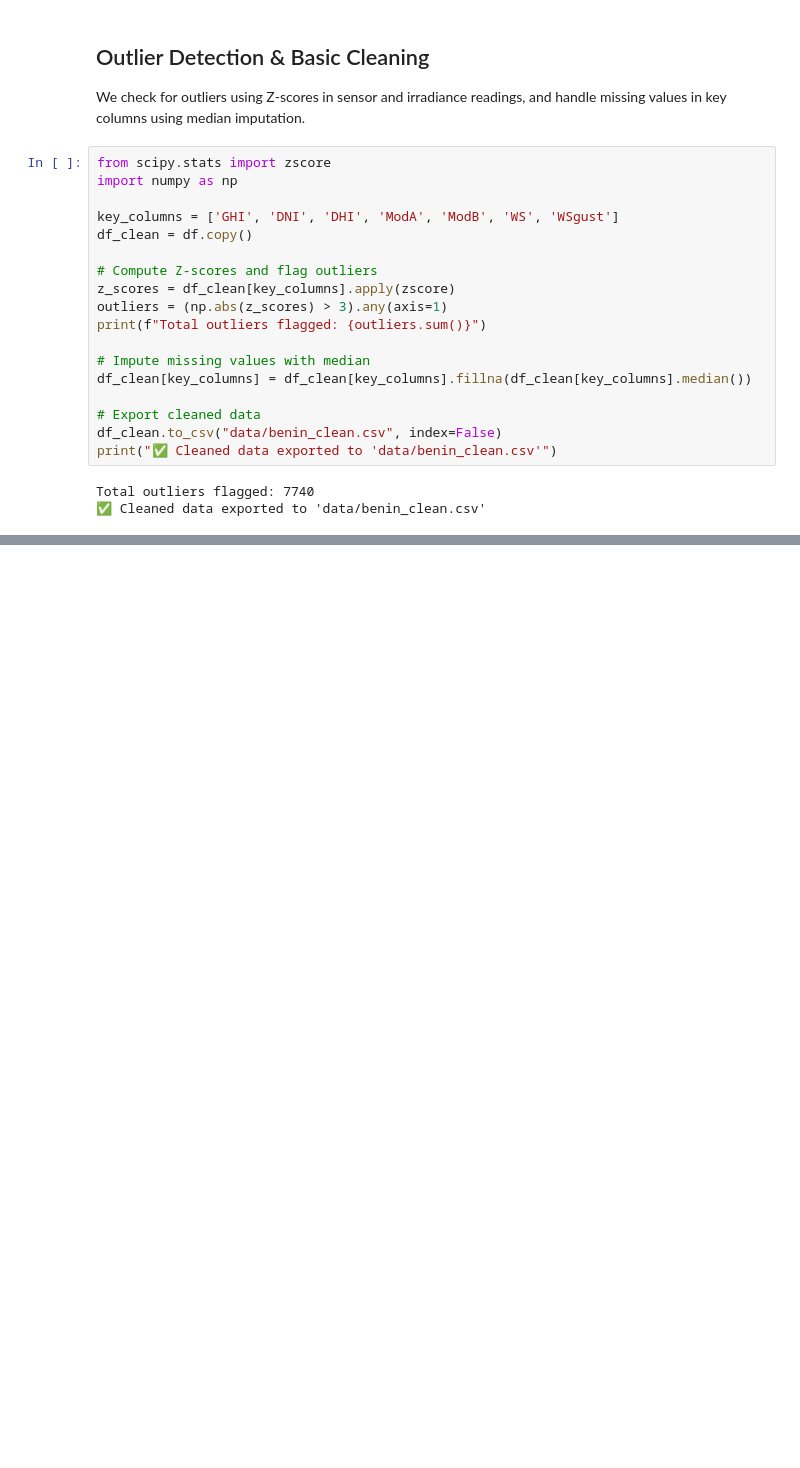
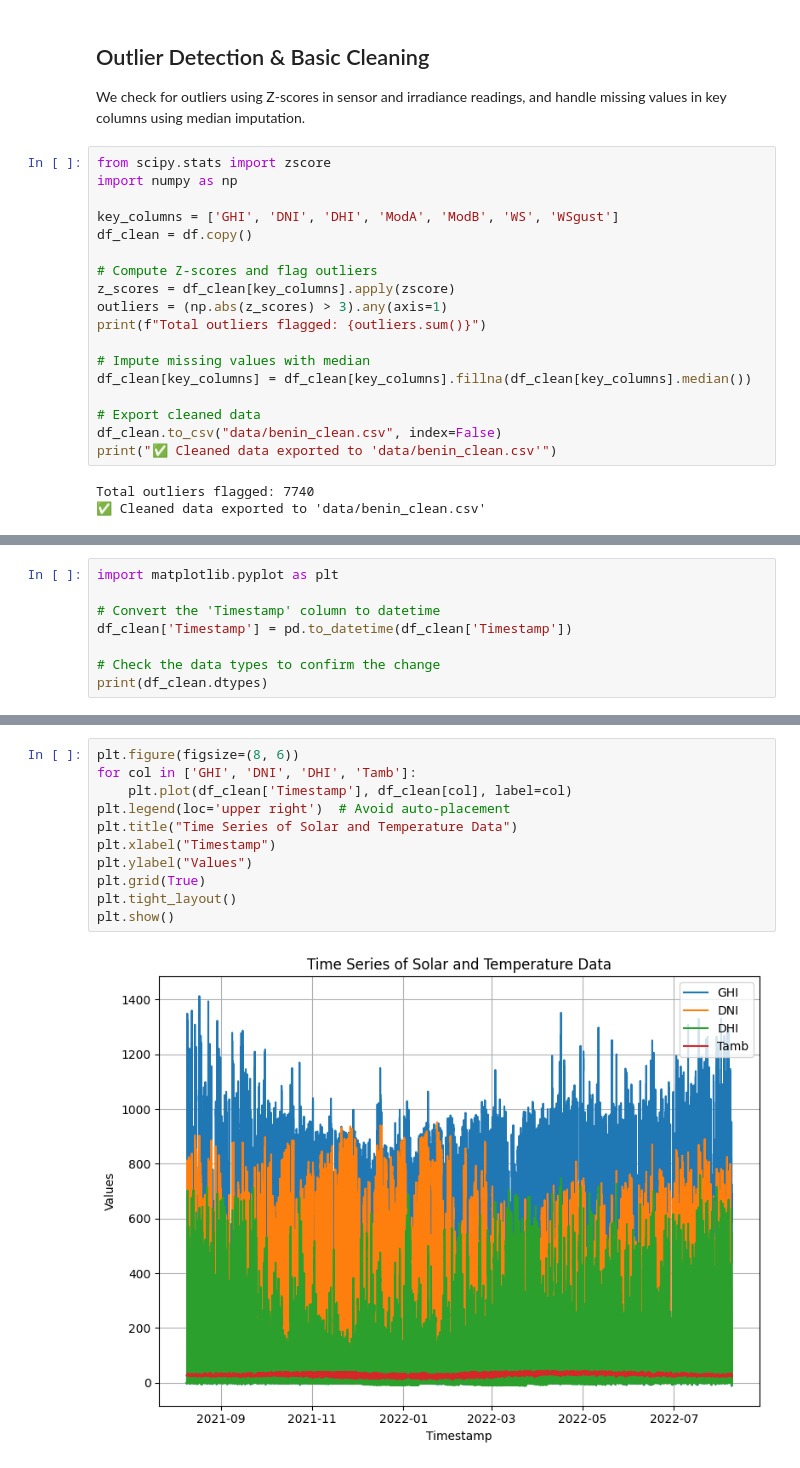
Before and after one commit to mesay-tadesse/solar-challenge-week1, a Jupyter notebook: notebooks/benin_eda.ipynb, the cells around one changed output, grey strips where cells are left out. Drawn from its saved outputs; the diff is of its cells as text; blank space fills up the shorter version.

Commit message:
feat(analysis): add time series plots for GHI, DNI, DHI, and Tamb vs Timestamp

```diff
--- a/notebooks/benin_eda.ipynb
+++ b/notebooks/benin_eda.ipynb
@@ -84,0 +89,8 @@ Total outliers flagged: 7740
+# %%
+import matplotlib.pyplot as plt
+
+# Convert the 'Timestamp' column to datetime
+df_clean['Timestamp'] = pd.to_datetime(df_clean['Timestamp'])
+
+# Check the data types to confirm the change
+print(df_clean.dtypes)
@@ -84,0 +118,13 @@ Total outliers flagged: 7740
+# %%
+plt.figure(figsize=(8, 6))
+for col in ['GHI', 'DNI', 'DHI', 'Tamb']:
+    plt.plot(df_clean['Timestamp'], df_clean[col], label=col)
+plt.legend(loc='upper right')  # Avoid auto-placement
+plt.title("Time Series of Solar and Temperature Data")
+plt.xlabel("Timestamp")
+plt.ylabel("Values")
+plt.grid(True)
+plt.tight_layout()
+plt.show()
+# %% [output]
+[figure, added]
```
Also changed, not shown: parts of 2 cells of this notebook.
